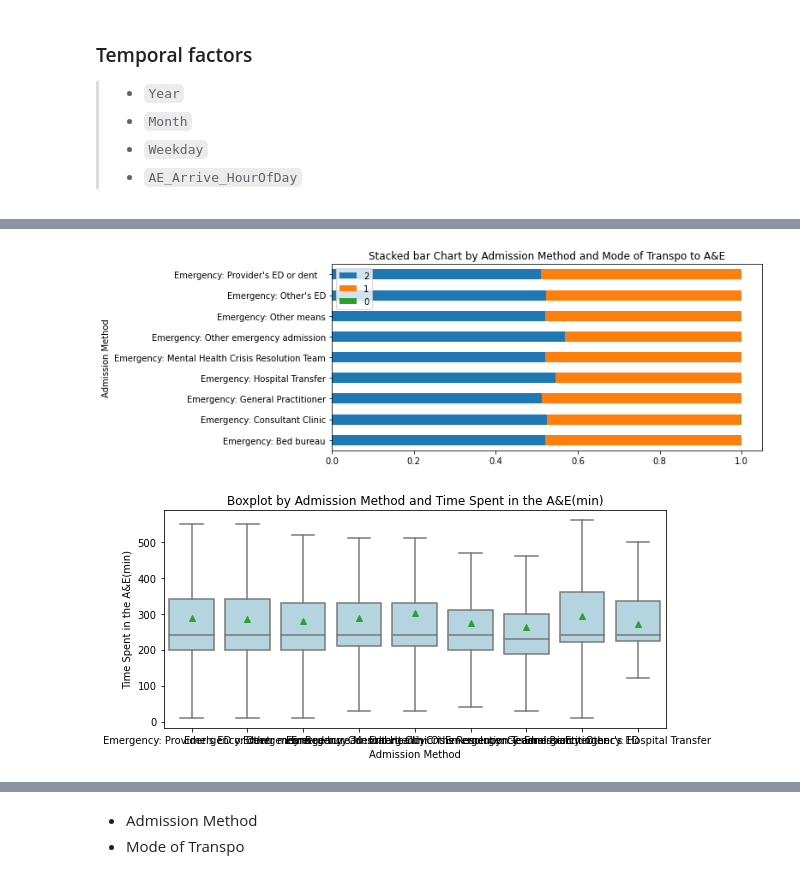
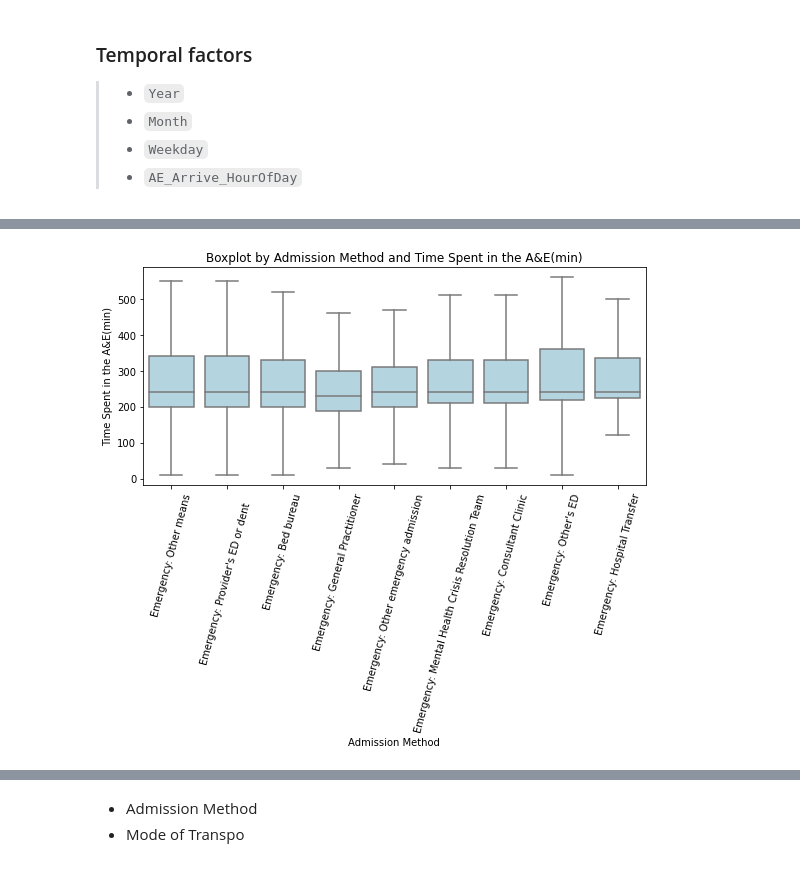
Before and after one commit to biogear13/A-E_admitted_Synthetic_Data, a Jupyter notebook: AandE_admission_EA.ipynb, the cells around one changed output, grey strips where cells are left out. Drawn from its saved outputs; the diff is of its cells as text; code cells hidden in the pictures.

```diff
--- a/AandE_admission_EA.ipynb
+++ b/AandE_admission_EA.ipynb
@@ -576,15 +576,18 @@ def create_bvcountplot(data, x, y, order=True, palette='Blues' ):
         tick.set_rotation(75)
     ax.set(title=f'Distribution by {rename_variable(x)} and {rename_variable(y)}')
 # %%
-def create_bvboxplot(data, x, y, order=True):
+def create_bvboxplot(data, y, x, order=True):
     x_rename = rename_variable(x)
     y_rename = rename_variable(y)
     plt.figure(figsize=(9,4))
     if order==True:
-        sns.boxplot(data=data, x=x, y=y, order=data[x].value_counts().index, color='lightblue',showfliers=True, showmeans=True)
+        ax=sns.boxplot(data=data, x=x, y=y, order=data[x].value_counts().index, color='lightblue',showfliers=False)
     else:
-        sns.boxplot(data=data, x=x, y=y, color='lightblue',showfliers=True, showmeans=True)
+        ax=sns.boxplot(data=data, x=x, y=y, color='lightblue',showfliers=False)
     # annotate the percentage
+    ax.set(xlabel=rename_variable(x))
+    for tick in ax.get_xticklabels():
+        tick.set_rotation(75)
     plt.xlabel(x_rename)
     plt.ylabel(y_rename)
     plt.title(f'Boxplot by {x_rename} and {y_rename}')
@@ -1020,9 +960,5 @@ create_bvcountplot(aedata_df,'Admission_Method','AE_Arrival_Mode')
-# %%
-create_bvbarh(aedata_df,'Admission_Method','AE_Arrival_Mode')
-# %% [output]
-[figure, removed]
 # %%
-create_bvboxplot(aedata_df,'Admission_Method','AE_Time_Mins')
-create_bvboxplot(aedata_df,'AE_Arrival_Mode','AE_Time_Mins')
+create_bvboxplot(aedata_df,'AE_Time_Mins','Admission_Method',False)
+create_bvboxplot(aedata_df,'AE_Time_Mins','AE_Arrival_Mode',False)
 # %% [output]
-[figure, old version]
+[figure, new version]
```
Also changed, not shown: parts of 49 cells of this notebook, 1 other file.
